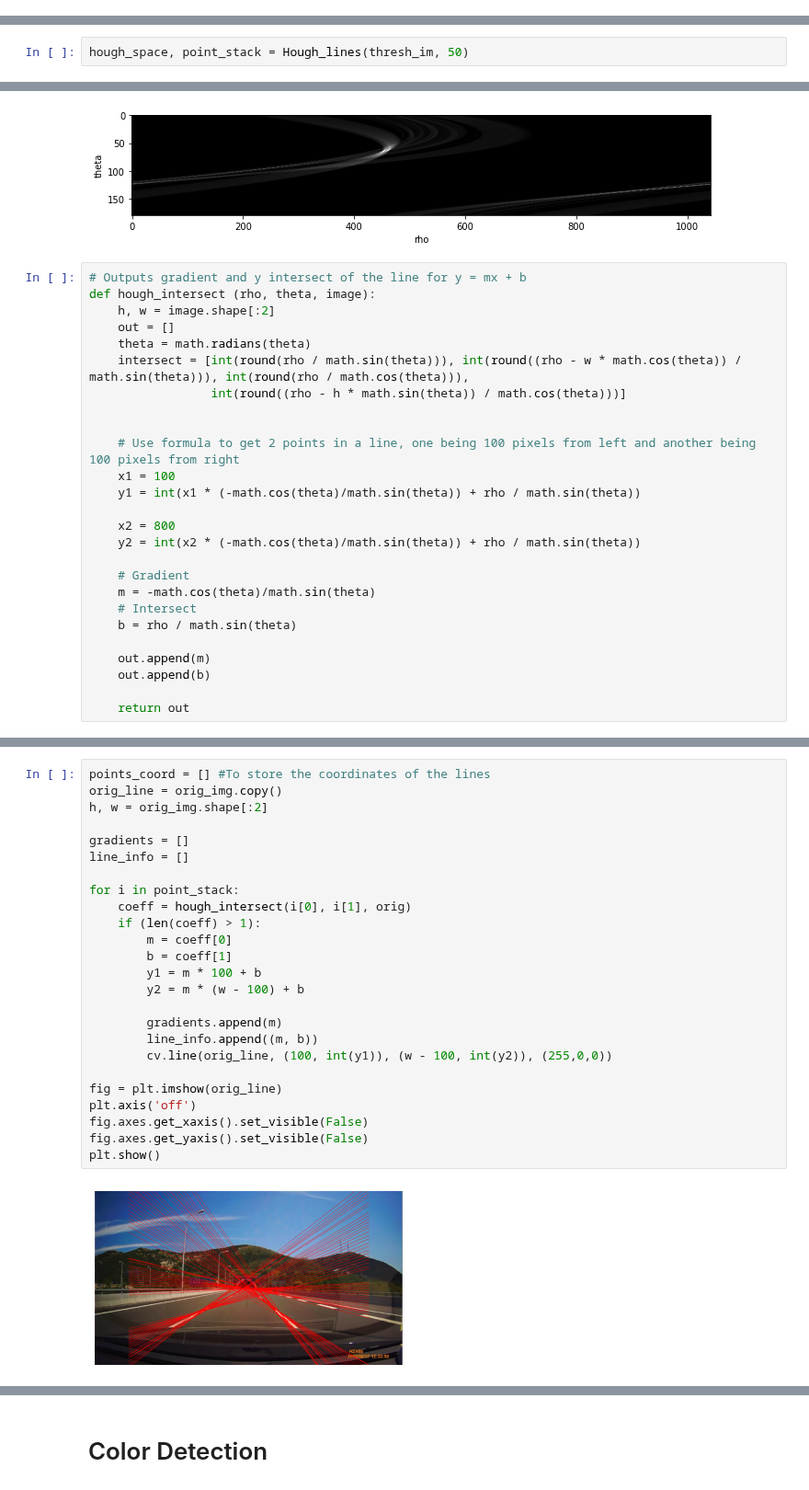
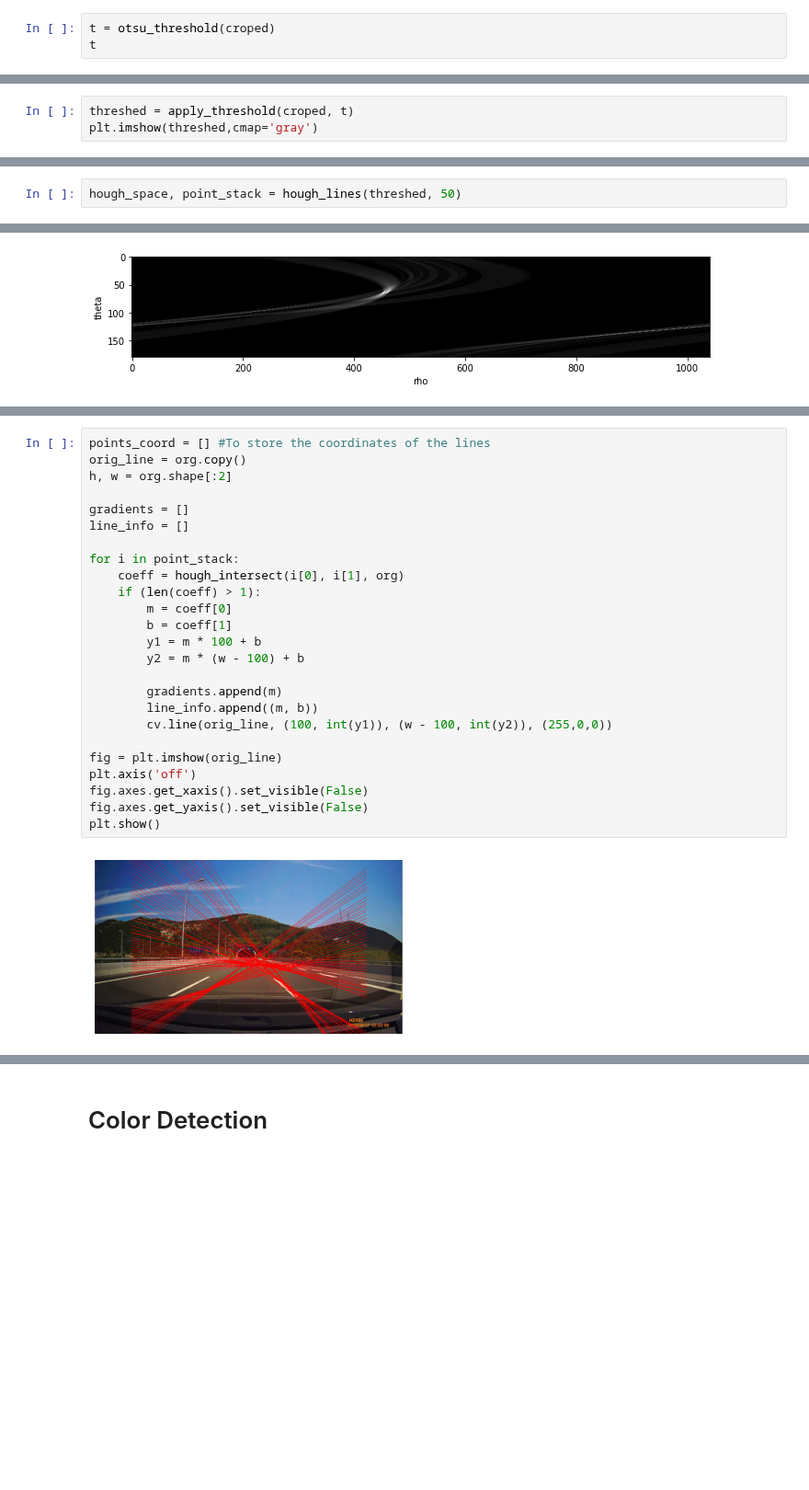
Before and after one commit to Beepbloop/lane_detection, a Jupyter notebook: EntireProcess.ipynb, the cells around one changed output, grey strips where cells are left out. Shown at 92% size. Drawn from its saved outputs; the diff is of its cells as text; blank space fills up the shorter version.

```diff
--- a/EntireProcess.ipynb
+++ b/EntireProcess.ipynb
@@ -259,0 +55,3 @@ def Hough_lines(img, line_length):
+# %%
+t = otsu_threshold(croped)
+t
@@ -259,0 +61,3 @@ def Hough_lines(img, line_length):
+# %%
+threshed = apply_threshold(croped, t)
+plt.imshow(threshed,cmap='gray')
@@ -260,5 +67,5 @@ def Hough_lines(img, line_length):
 # %%
-hough_space, point_stack = Hough_lines(thresh_im, 50)
+hough_space, point_stack = hough_lines(threshed, 50)
 # %%
 plt.figure(figsize = (20,2))
 plt.imshow(hough_space, cmap='gray')
@@ -267,29 +74,3 @@ plt.ylabel('theta')
 plt.show()
 # %% [output]
 [figure]
-# %%
-# Outputs gradient and y intersect of the line for y = mx + b
-def hough_intersect (rho, theta, image):
-    h, w = image.shape[:2]
-    out = []
-    theta = math.radians(theta)
-    intersect = [int(round(rho / math.sin(theta))), int(round((rho - w * math.cos(theta)) / math.sin(theta))), int(round(rho / math.cos(theta))),
-                 int(round((rho - h * math.sin(theta)) / math.cos(theta)))]
-
-
-    # Use formula to get 2 points in a line, one being 100 pixels from left and another being 100 pixels from right
-    x1 = 100
-    y1 = int(x1 * (-math.cos(theta)/math.sin(theta)) + rho / math.sin(theta))
-
-    x2 = 800
-    y2 = int(x2 * (-math.cos(theta)/math.sin(theta)) + rho / math.sin(theta))
-
-    # Gradient
-    m = -math.cos(theta)/math.sin(theta)
-    # Intersect
-    b = rho / math.sin(theta)
-
-    out.append(m)
-    out.append(b)
-
-    return out
@@ -299,30 +77,30 @@ test = hough_intersect(443, 69, orig)
 # %%
 points_coord = [] #To store the coordinates of the lines
-orig_line = orig_img.copy()
-h, w = orig_img.shape[:2]
+orig_line = org.copy()
+h, w = org.shape[:2]
 
 gradients = []
 line_info = []
 
 for i in point_stack:
-    coeff = hough_intersect(i[0], i[1], orig)
+    coeff = hough_intersect(i[0], i[1], org)
     if (len(coeff) > 1):
         m = coeff[0]
         b = coeff[1]
         y1 = m * 100 + b
         y2 = m * (w - 100) + b
 
         gradients.append(m)
         line_info.append((m, b))
         cv.line(orig_line, (100, int(y1)), (w - 100, int(y2)), (255,0,0))
 
 fig = plt.imshow(orig_line)
 plt.axis('off')
 fig.axes.get_xaxis().set_visible(False)
 fig.axes.get_yaxis().set_visible(False)
 plt.show()
 # %% [output]
-[figure, old version]
+[figure, new version]
 # %%
 histogram, bin_edges = np.histogram(gradients, bins=int(len(gradients)/3))
 
```
Also changed, not shown: parts of 28 cells of this notebook, 7 other files.
